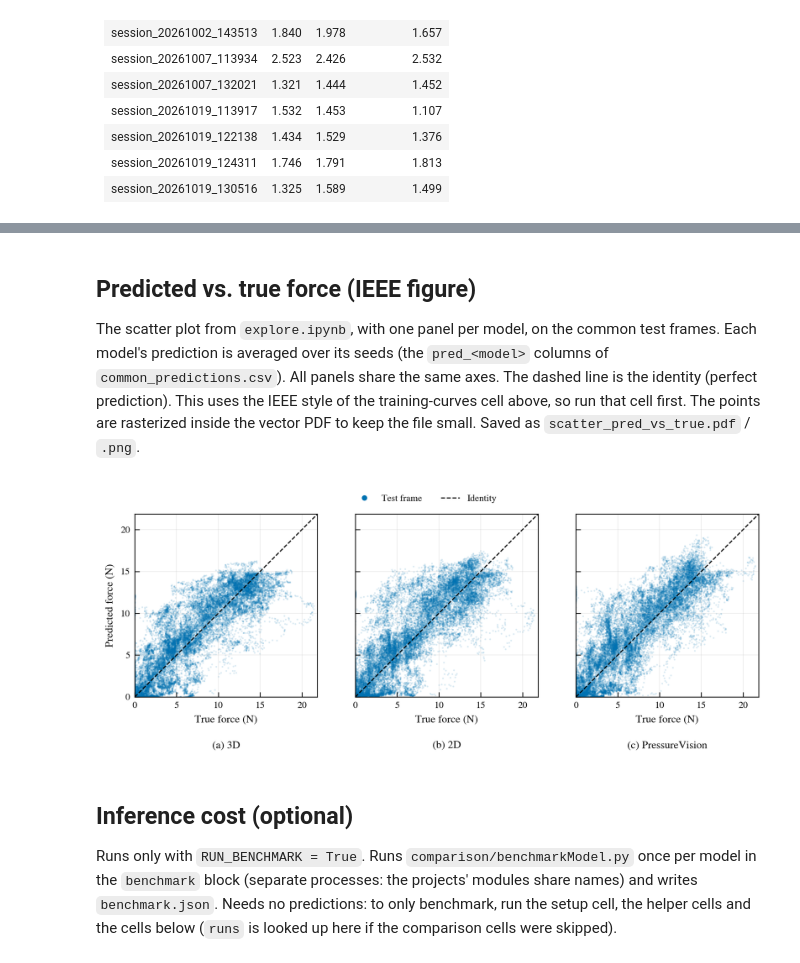
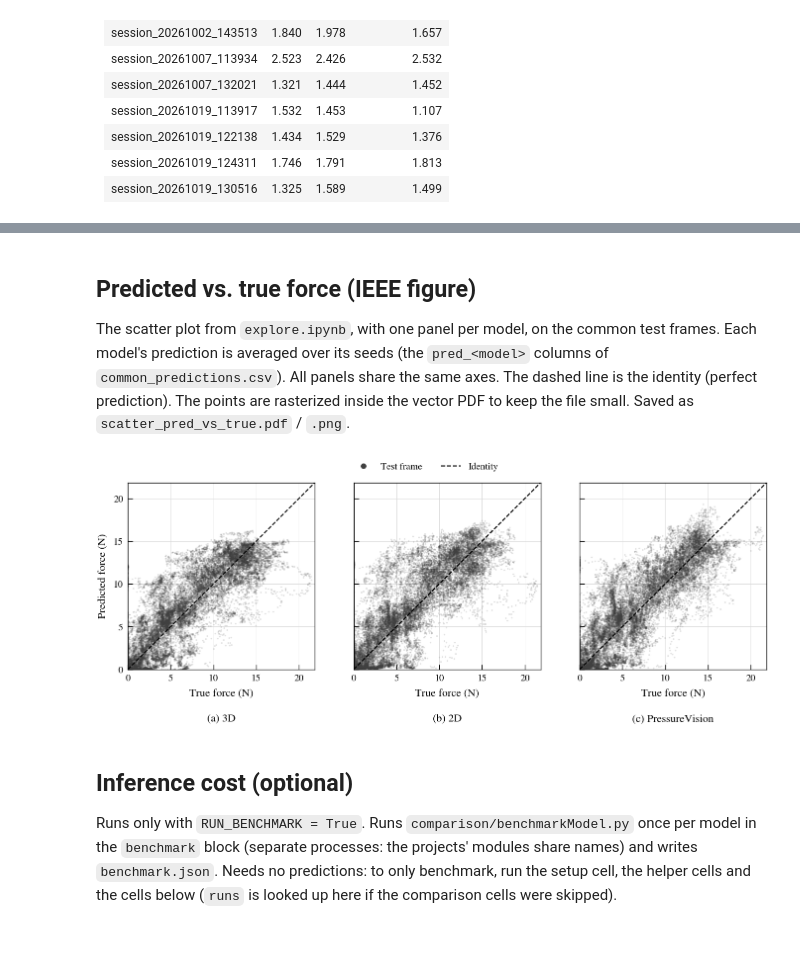
Before and after one commit to WouterDGries/ForceEstimationPipeline, a Jupyter notebook: comparison/compareModels.ipynb, the cells around one changed output, grey strips where cells are left out. Saved outputs shown, nothing was run; the diff lists cells and outputs as text; code cells hidden in the pictures.

```diff
--- a/comparison/compareModels.ipynb
+++ b/comparison/compareModels.ipynb
@@ -600,38 +627,38 @@ PressureVision: mean of 3 seeds over epochs 1-35 (seeds ran 35, 38, 54 epochs)
 # %% [markdown]
 ## Predicted vs. true force (IEEE figure)
 
-The scatter plot from `explore.ipynb`, with one panel per model, on the common test frames. Each model's prediction is averaged over its seeds (the `pred_<model>` columns of `common_predictions.csv`). All panels share the same axes. The dashed line is the identity (perfect prediction). This uses the IEEE style of the training-curves cell above, so run that cell first. The points are rasterized inside the vector PDF to keep the file small. Saved as `scatter_pred_vs_true.pdf` / `.png`.
+The scatter plot from `explore.ipynb`, with one panel per model, on the common test frames. Each model's prediction is averaged over its seeds (the `pred_<model>` columns of `common_predictions.csv`). All panels share the same axes. The dashed line is the identity (perfect prediction). The points are rasterized inside the vector PDF to keep the file small. Saved as `scatter_pred_vs_true.pdf` / `.png`.
 # %%
 scatter_models = list(runs)
 all_values = np.concatenate([common["true_n"].to_numpy()] + [common[f"pred_{m}"].to_numpy() for m in scatter_models])
 lims = [min(0.0, all_values.min()), all_values.max() * 1.02]
 
-with plt.rc_context(ieee_style):
-    fig, axes = plt.subplots(1, len(scatter_models), figsize=(7.16, 2.9), squeeze=False, sharex=True, sharey=True)
-    for panel, (ax, model) in enumerate(zip(axes[0], scatter_models)):
-        ax.scatter(common["true_n"], common[f"pred_{model}"], s=1.5, alpha=0.15, color="#0072B2", linewidths=0,
-                   rasterized=True, label="Test frame")
-        ax.plot(lims, lims, "k--", linewidth=0.8, label="Identity")
-        ax.set_xlim(lims)
-        ax.set_ylim(lims)
-        ax.set_aspect("equal")
-        ax.xaxis.set_major_locator(plt.MultipleLocator(5))
-        ax.yaxis.set_major_locator(plt.MultipleLocator(5))
-        ax.set_xlabel("True force (N)")
-        if panel == 0:
-            ax.set_ylabel("Predicted force (N)")
-        ax.grid(alpha=0.3)
-        ax.text(0.5, -0.24, f"({chr(ord('a') + panel)}) {model}", transform=ax.transAxes, ha="center", va="top")
+fig, axes = plt.subplots(1, len(scatter_models), figsize=(7.16, 2.9), squeeze=False, sharex=True, sharey=True)
+for panel, (ax, model) in enumerate(zip(axes[0], scatter_models)):
+    ax.scatter(common["true_n"], common[f"pred_{model}"], s=1.5, alpha=0.15, color="0.25", linewidths=0,
+               rasterized=True, label="Test frame")
+    ax.plot(lims, lims, "--", color="black", linewidth=0.8, label="Identity")
+    ax.set_xlim(lims)
+    ax.set_ylim(lims)
+    ax.set_aspect("equal")
+    ax.xaxis.set_major_locator(plt.MultipleLocator(5))
+    ax.yaxis.set_major_locator(plt.MultipleLocator(5))
+    ax.set_xlabel("True force (N)")
+    if panel == 0:
+        ax.set_ylabel("Predicted force (N)")
+    ax.set_axisbelow(True)
+    ax.grid(True, **GRID)
+    ax.text(0.5, -0.24, f"({chr(ord('a') + panel)}) {model}", transform=ax.transAxes, ha="center", va="top")
 
-    handles, labels = axes[0, 0].get_legend_handles_labels()
-    handles[0] = plt.Line2D([], [], color="#0072B2", marker="o", linestyle="none", markersize=3)   # opaque legend marker
-    fig.legend(handles, labels, loc="upper center", ncol=2, frameon=False, bbox_to_anchor=(0.5, 1.0))
-    fig.subplots_adjust(left=0.07, right=0.99, top=0.9, bottom=0.25, wspace=0.12)
-    fig.savefig(os.path.join(out_dir, "scatter_pred_vs_true.pdf"))
-    fig.savefig(os.path.join(out_dir, "scatter_pred_vs_true.png"))
-    plt.show()
+handles, labels = axes[0, 0].get_legend_handles_labels()
+handles[0] = plt.Line2D([], [], color="0.25", marker="o", linestyle="none", markersize=3)   # opaque legend marker
+fig.legend(handles, labels, loc="upper center", ncol=2, frameon=False, bbox_to_anchor=(0.5, 1.0))
+fig.subplots_adjust(left=0.07, right=0.99, top=0.9, bottom=0.25, wspace=0.12)
+fig.savefig(os.path.join(out_dir, "scatter_pred_vs_true.pdf"))
+fig.savefig(os.path.join(out_dir, "scatter_pred_vs_true.png"))
+plt.show()
 # %% [output]
-[figure, old version]
+[figure, new version]
 # %% [markdown]
 ## Inference cost (optional)
 
```
Also changed, not shown: parts of 7 cells of this notebook, 21 other files.
